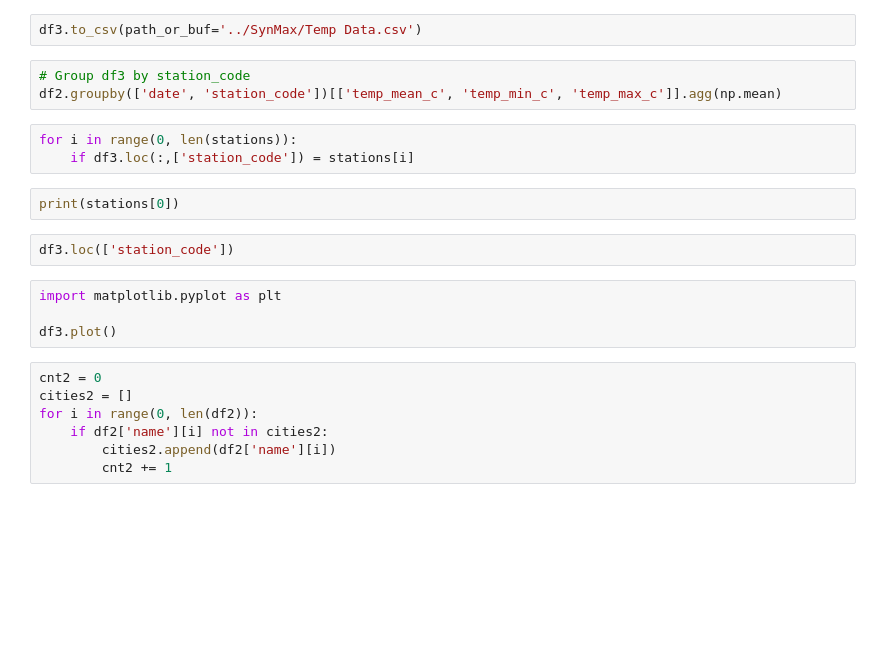
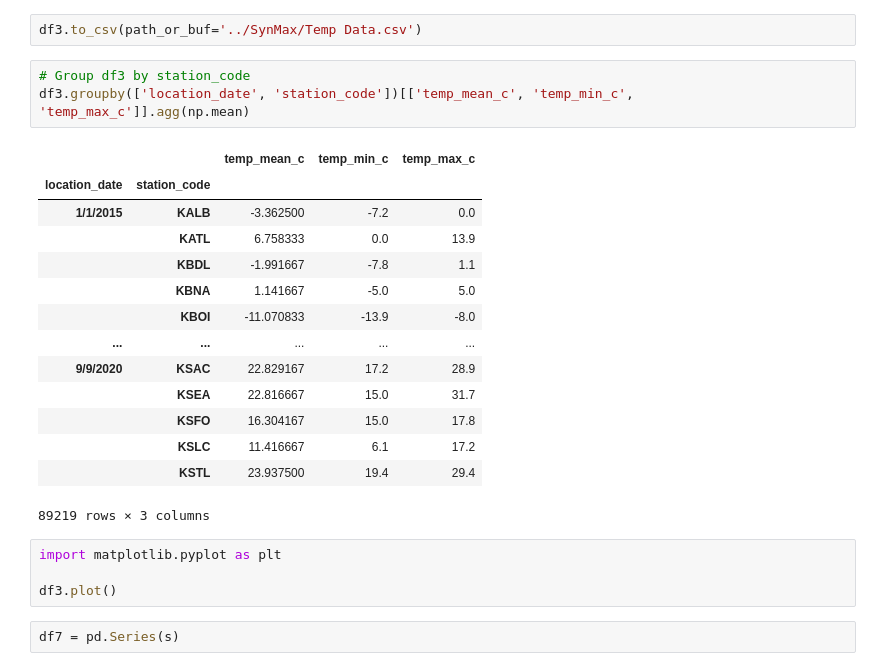
Before and after one commit to KPess/DegreeDays, a Jupyter notebook: DegreeDaysPandas.ipynb, the cells around one changed output. Saved outputs shown, nothing was run; the diff lists cells and outputs as text; blank space fills up the shorter version.

```diff
--- a/DegreeDaysPandas.ipynb
+++ b/DegreeDaysPandas.ipynb
@@ -510,22 +549,25 @@ IndexError: tuple index out of range
 df3.to_csv(path_or_buf='../SynMax/Temp Data.csv')
 # %%
 # Group df3 by station_code
-df2.groupby(['date', 'station_code'])[['temp_mean_c', 'temp_min_c', 'temp_max_c']].agg(np.mean)
+df3.groupby(['location_date', 'station_code'])[['temp_mean_c', 'temp_min_c', 'temp_max_c']].agg(np.mean)
+# %% [output]
+|  |  | temp_mean_c | temp_min_c | temp_max_c |
+| location_date | station_code |  |  |  |
+| 1/1/2015 | KALB | -3.362500 | -7.2 | 0.0 |
+|  | KATL | 6.758333 | 0.0 | 13.9 |
+|  | KBDL | -1.991667 | -7.8 | 1.1 |
+|  | KBNA | 1.141667 | -5.0 | 5.0 |
+|  | KBOI | -11.070833 | -13.9 | -8.0 |
+| ... | ... | ... | ... | ... |
+| 9/9/2020 | KSAC | 22.829167 | 17.2 | 28.9 |
+|  | KSEA | 22.816667 | 15.0 | 31.7 |
+|  | KSFO | 16.304167 | 15.0 | 17.8 |
+|  | KSLC | 11.416667 | 6.1 | 17.2 |
+|  | KSTL | 23.937500 | 19.4 | 29.4 |
+89219 rows × 3 columns
-# %%
-for i in range(0, len(stations)):
-    if df3.loc(:,['station_code']) = stations[i]
-# %%
-print(stations[0])
-# %%
-df3.loc(['station_code'])
 # %%
 import matplotlib.pyplot as plt
 
 df3.plot()
-# %%
-cnt2 = 0
-cities2 = []
-for i in range(0, len(df2)):
-    if df2['name'][i] not in cities2:
-        cities2.append(df2['name'][i])
-        cnt2 += 1
+# %%
+df7 = pd.Series(s)
```
Also changed, not shown: parts of 10 cells of this notebook.
